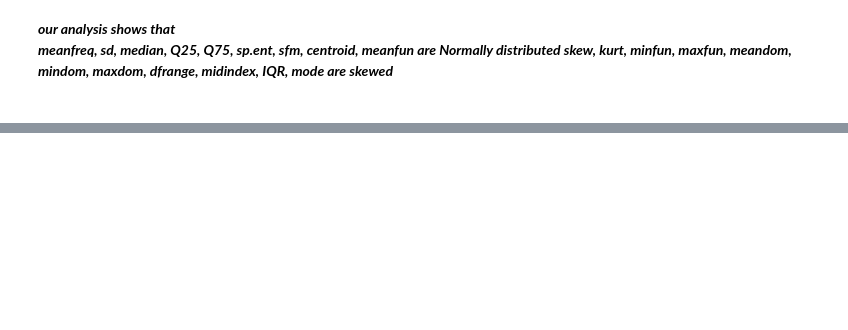
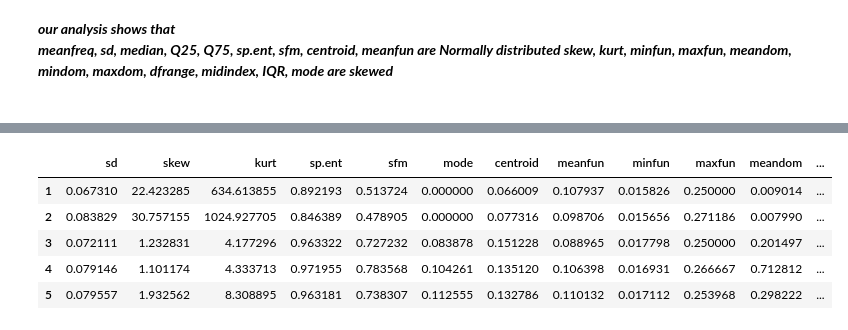
Before and after one commit to srikarpv/gender-recognition, a Jupyter notebook: gender recognition.ipynb, the cells around one changed output, grey strips where cells are left out. Saved outputs shown, nothing was run; the diff lists cells and outputs as text; code cells hidden in the pictures; blank space fills up the shorter version.

```diff
--- a/gender recognition.ipynb
+++ b/gender recognition.ipynb
@@ -250,0 +334,9 @@ dtype: int64
+# %%
+X1.head()
+# %% [output]
+|  | sd | skew | kurt | sp.ent | sfm | mode | centroid | meanfun | minfun | maxfun | meandom | ... |
+| 1 | 0.067310 | 22.423285 | 634.613855 | 0.892193 | 0.513724 | 0.000000 | 0.066009 | 0.107937 | 0.015826 | 0.250000 | 0.009014 | ... |
+| 2 | 0.083829 | 30.757155 | 1024.927705 | 0.846389 | 0.478905 | 0.000000 | 0.077316 | 0.098706 | 0.015656 | 0.271186 | 0.007990 | ... |
+| 3 | 0.072111 | 1.232831 | 4.177296 | 0.963322 | 0.727232 | 0.083878 | 0.151228 | 0.088965 | 0.017798 | 0.250000 | 0.201497 | ... |
+| 4 | 0.079146 | 1.101174 | 4.333713 | 0.971955 | 0.783568 | 0.104261 | 0.135120 | 0.106398 | 0.016931 | 0.266667 | 0.712812 | ... |
+| 5 | 0.079557 | 1.932562 | 8.308895 | 0.963181 | 0.738307 | 0.112555 | 0.132786 | 0.110132 | 0.017112 | 0.253968 | 0.298222 | ... |
```
Also changed, not shown: parts of 39 cells of this notebook.
